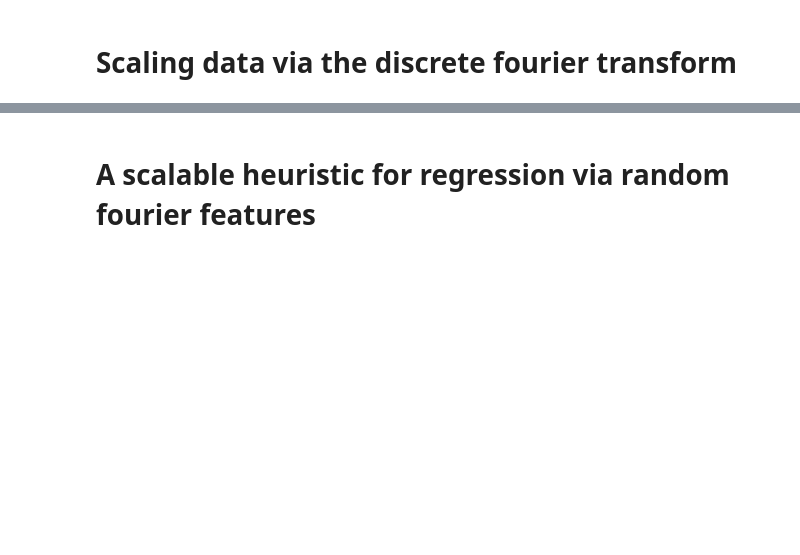
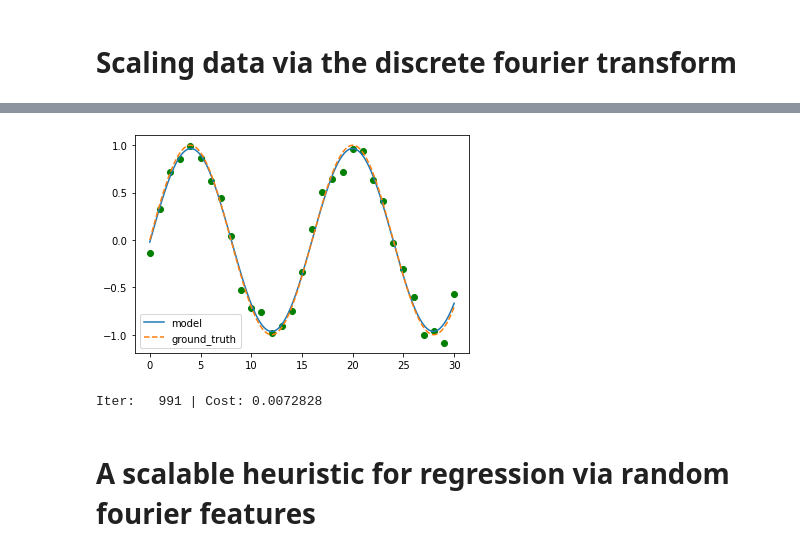
Before and after one commit to AlbertMitjans/hackweek, a Jupyter notebook: src/data_scaling_for_QML.ipynb, the cells around one changed output, grey strips where cells are left out. Cells and saved outputs as stored; diff of their text form; code cells hidden in the pictures; blank space fills up the shorter version.

```diff
--- a/src/data_scaling_for_QML.ipynb
+++ b/src/data_scaling_for_QML.ipynb
@@ -166,3 +211,8 @@ Note that one could also add regularisation to the scaling parameters to control
+# %%
+optimise_model(params,X,Y,initial_scaling=1/12,lr=0.01)
+# %% [output]
+[figure, added]
+Iter:   991 | Cost: 0.0072828
 # %% [markdown]
 # A scalable heuristic for regression via random fourier features
 # %% [markdown]
```
Also changed, not shown: parts of 7 cells of this notebook.
